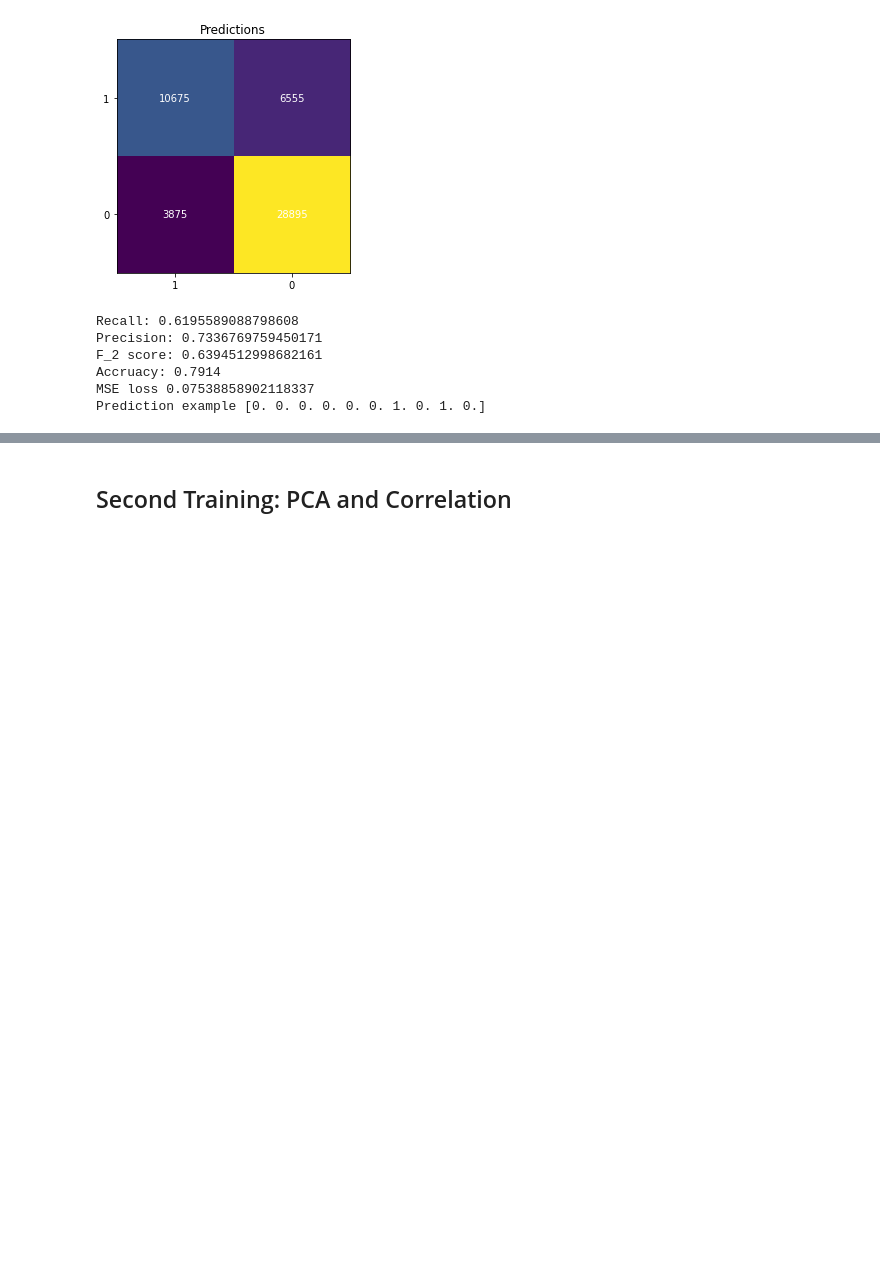
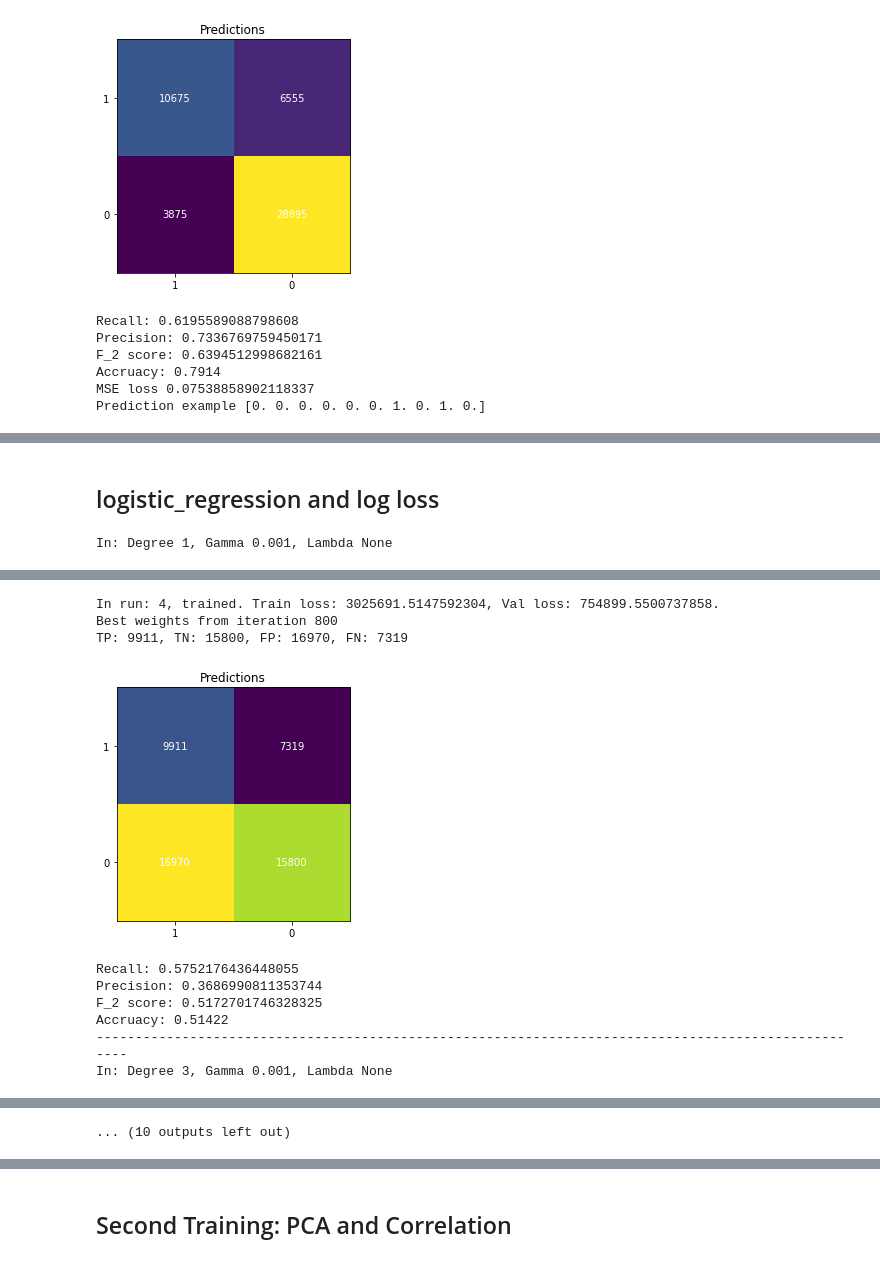
Before and after one commit to CS-433/ml-project-1-mgo, a Jupyter notebook: project1/scripts/project1.ipynb, the cells around one changed output, grey strips where cells are left out. Saved outputs shown, nothing was run; the diff lists cells and outputs as text; code cells hidden in the pictures; blank space fills up the shorter version.

```diff
--- a/project1/scripts/project1.ipynb
+++ b/project1/scripts/project1.ipynb
@@ -291,0 +406,9 @@ Prediction example [0. 0. 0. 0. 0. 0. 1. 0. 1. 0.]
+# %% [markdown]
+## logistic_regression and log loss
+# %%
+degrees, gammas, lambdas_ = [1, 3, 5], [0.001], [None]
+max_iter, val_iter = 1000, 200
+method_train, method_loss = logistic_regression, calculate_loss
+grid_search(y_val, tX_val, val_iter, method_train, method_loss, y_train, tX_train, max_iter, degrees, gammas, lambdas_)
+# %% [output]
+In: Degree 1, Gamma 0.001, Lambda None
@@ -291,0 +419,10 @@ Prediction example [0. 0. 0. 0. 0. 0. 1. 0. 1. 0.]
+In run: 4, trained. Train loss: 3025691.5147592304, Val loss: 754899.5500737858.
+Best weights from iteration 800
+TP: 9911, TN: 15800, FP: 16970, FN: 7319
+[figure, added]
+Recall: 0.5752176436448055
+Precision: 0.3686990811353744
+F_2 score: 0.5172701746328325
+Accruacy: 0.51422
+----------------------------------------------------------------------------------------------------
+In: Degree 3, Gamma 0.001, Lambda None
@@ -291,0 +433 @@ Prediction example [0. 0. 0. 0. 0. 0. 1. 0. 1. 0.]
+... (10 outputs left out)
```
Also changed, not shown: parts of 13 cells of this notebook, 1 other file.
